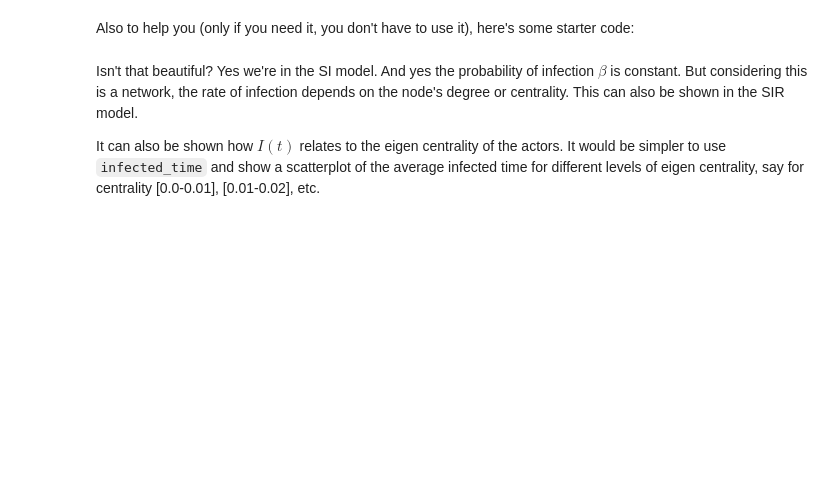
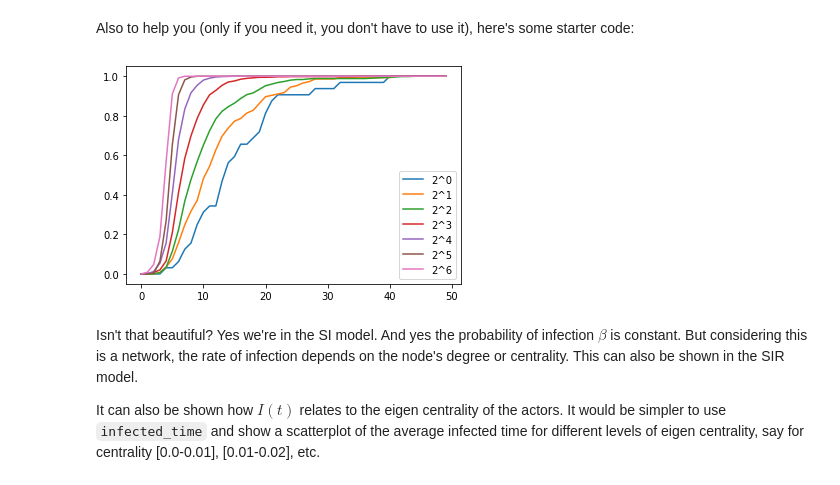
Before and after one commit to IlanaBog/HW5, a Jupyter notebook: hw5.ipynb, the cells around one changed output. Drawn from its saved outputs; the diff is of its cells as text; code cells hidden in the pictures; blank space fills up the shorter version.

```diff
--- a/hw5.ipynb
+++ b/hw5.ipynb
@@ -631,3 +688,44 @@ actors_dict = {actor: {'t': infected_time[actor], 'd': actors_degrees[actor]} fo
+# %%
+actors_degrees = dict(A.degree)
+degree_counter = {0: np.zeros(t + 1), 1: np.zeros(t + 1), 2: np.zeros(t + 1),
+                  3: np.zeros(t + 1), 4: np.zeros(t + 1), 5: np.zeros(t + 1)}
+actors_dict = {actor: {'t': infected_time[actor], 'd': actors_degrees[actor]} for actor in A.nodes}
+
+I=[[0],[0],[0],[0],[0],[0],[0]]
+y=int(np.ceil(np.log2(actors_dict.get('James Franco')['d'])))
+if y<=5:
+    I[y]=[1]
+else:
+    I[6]=[1]
+j=1
+while j<=t:
+    for p in range(0,7):
+        I[p].append(I[p][j-1])
+    L=[k for k in actors_dict.keys() if actors_dict.get(k)['t']==j]
+    for l in L:
+        d=int(np.ceil(np.log2(actors_dict.get(l)['d'])))
+        if d<=5:
+            I[d][j]+=1
+        else:
+            I[6][j]+=1
+    j+=1
+
+def normalize(v):
+    normed = (v - np.min(v))/np.ptp(v)
+    return (normed)
+
+ts = np.arange(t + 1)
+plt.plot(ts, normalize(I[0]), label = '2^0')
+plt.plot(ts, normalize(I[1]), label = '2^1')
+plt.plot(ts, normalize(I[2]), label = '2^2')
+plt.plot(ts, normalize(I[3]), label = '2^3')
+plt.plot(ts, normalize(I[4]), label = '2^4')
+plt.plot(ts, normalize(I[5]), label = '2^5')
+plt.plot(ts, normalize(I[6]), label = '2^6')
+plt.legend()
+plt.show()
+# %% [output]
+[figure, added]
 # %% [markdown]
 Isn't that beautiful? Yes we're in the SI model. And yes the probability of infection $\beta$ is constant. But considering this is a network, the rate of infection depends on the node's degree or centrality. This can also be shown in the SIR model.
 
```
Also changed, not shown: parts of 35 cells of this notebook.
